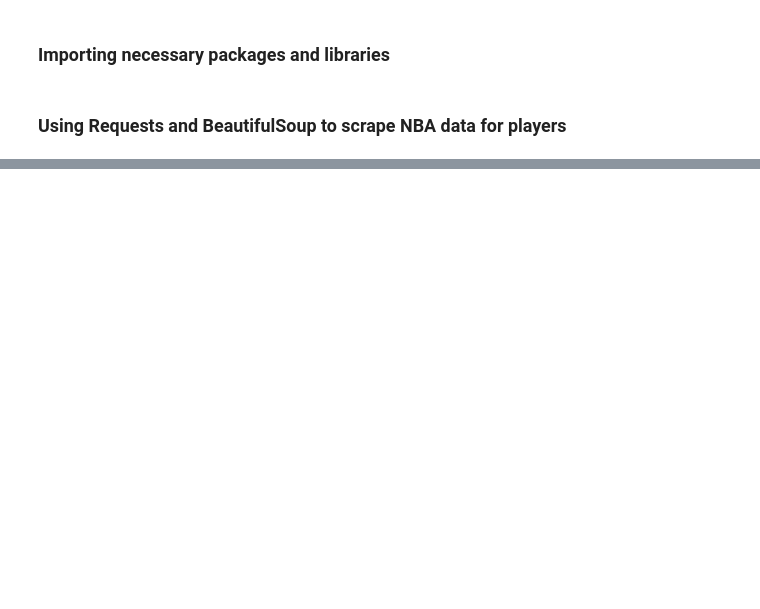
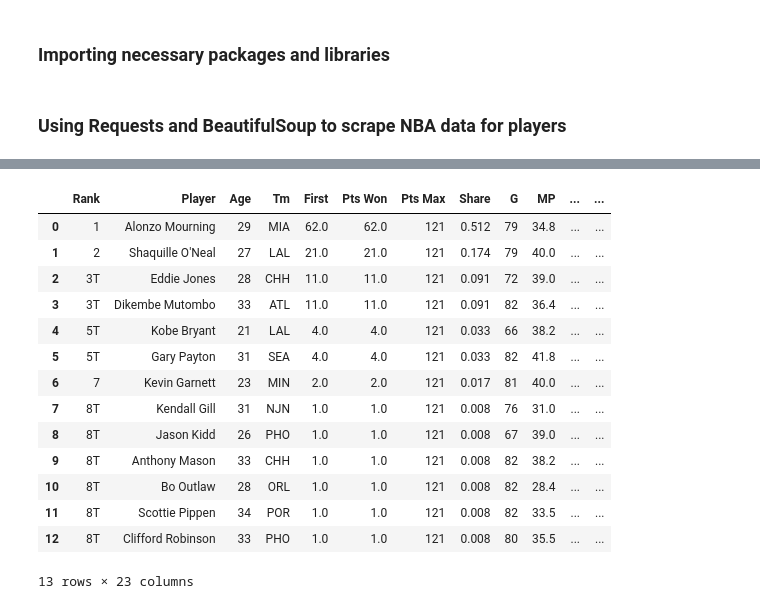
Before and after one commit to Th-N/NBA_award_predictions, a Jupyter notebook: web_scraping.ipynb, the cells around one changed output, grey strips where cells are left out. Drawn from its saved outputs; the diff is of its cells as text; code cells hidden in the pictures; blank space fills up the shorter version.

```diff
--- a/web_scraping.ipynb
+++ b/web_scraping.ipynb
@@ -54,0 +42,4 @@ mvp_data
+# %%
+with open(f'MVP_data/2000.html', errors="ignore") as f:
+    page = f.read()
+    soup = BeautifulSoup(page, "html.parser")
@@ -54,0 +66,25 @@ mvp_data
+# %%
+soupTables = BeautifulSoup(''.join(soup.find_all(string=lambda text: isinstance(text, Comment) and '<table' in text)))
+# %%
+dpoy_table = soupTables.find('table', id="dpoy")
+# %%
+dpoy_table.find("tr", class_="over_header").decompose()
+dpoy_df = pd.read_html(str(dpoy_table))[0]
+# %%
+dpoy_df
+# %% [output]
+|  | Rank | Player | Age | Tm | First | Pts Won | Pts Max | Share | G | MP | ... | ... |
+| 0 | 1 | Alonzo Mourning | 29 | MIA | 62.0 | 62.0 | 121 | 0.512 | 79 | 34.8 | ... | ... |
+| 1 | 2 | Shaquille O'Neal | 27 | LAL | 21.0 | 21.0 | 121 | 0.174 | 79 | 40.0 | ... | ... |
+| 2 | 3T | Eddie Jones | 28 | CHH | 11.0 | 11.0 | 121 | 0.091 | 72 | 39.0 | ... | ... |
+| 3 | 3T | Dikembe Mutombo | 33 | ATL | 11.0 | 11.0 | 121 | 0.091 | 82 | 36.4 | ... | ... |
+| 4 | 5T | Kobe Bryant | 21 | LAL | 4.0 | 4.0 | 121 | 0.033 | 66 | 38.2 | ... | ... |
+| 5 | 5T | Gary Payton | 31 | SEA | 4.0 | 4.0 | 121 | 0.033 | 82 | 41.8 | ... | ... |
+| 6 | 7 | Kevin Garnett | 23 | MIN | 2.0 | 2.0 | 121 | 0.017 | 81 | 40.0 | ... | ... |
+| 7 | 8T | Kendall Gill | 31 | NJN | 1.0 | 1.0 | 121 | 0.008 | 76 | 31.0 | ... | ... |
+| 8 | 8T | Jason Kidd | 26 | PHO | 1.0 | 1.0 | 121 | 0.008 | 67 | 39.0 | ... | ... |
+| 9 | 8T | Anthony Mason | 33 | CHH | 1.0 | 1.0 | 121 | 0.008 | 82 | 38.2 | ... | ... |
+| 10 | 8T | Bo Outlaw | 28 | ORL | 1.0 | 1.0 | 121 | 0.008 | 82 | 28.4 | ... | ... |
+| 11 | 8T | Scottie Pippen | 34 | POR | 1.0 | 1.0 | 121 | 0.008 | 82 | 33.5 | ... | ... |
+| 12 | 8T | Clifford Robinson | 33 | PHO | 1.0 | 1.0 | 121 | 0.008 | 80 | 35.5 | ... | ... |
+13 rows × 23 columns
```
Also changed, not shown: parts of 6 cells of this notebook.
